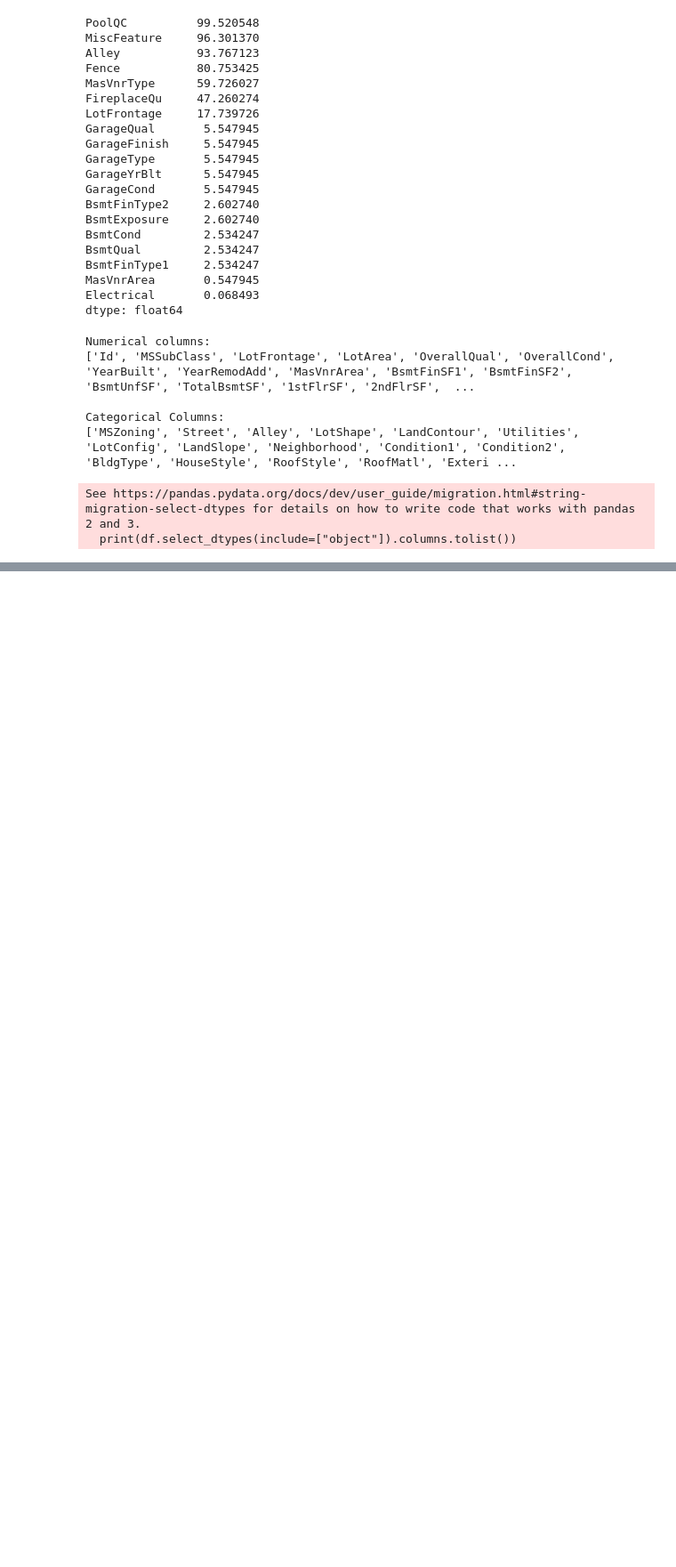
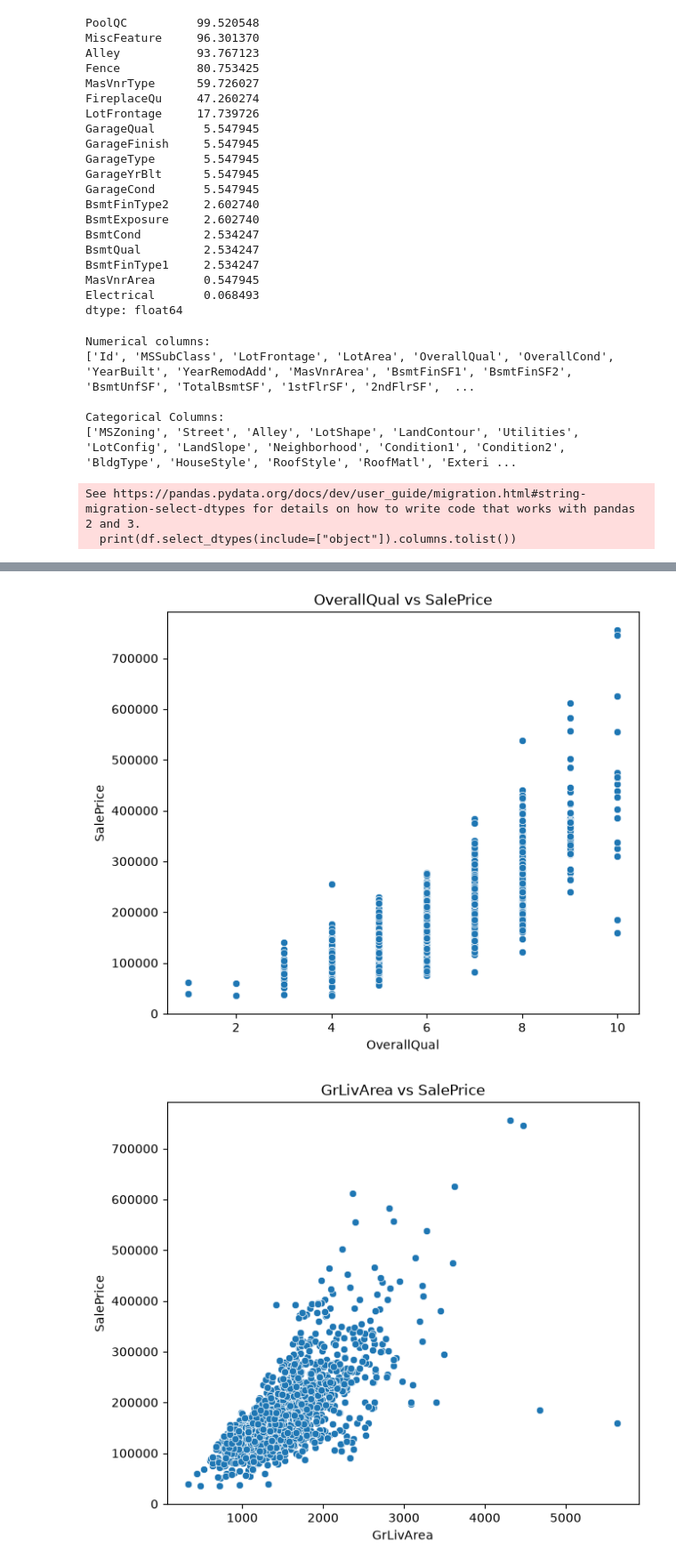
Before and after one commit to kibali-cell/estateiq-real-estate-price-prediction, a Jupyter notebook: notebooks/01_exploratory_data_analysis.ipynb, the cells around one changed output, grey strips where cells are left out. Shown at 89% size. Saved outputs shown, nothing was run; the diff lists cells and outputs as text; code cells hidden in the pictures; blank space fills up the shorter version.

Commit message:
Phase 1 complete: Exploratory Data Analysis

```diff
--- a/notebooks/01_exploratory_data_analysis.ipynb
+++ b/notebooks/01_exploratory_data_analysis.ipynb
@@ -210,0 +332,19 @@ print(median)
+# %%
+# Experiment C — Investigate three important features
+
+features = ["OverallQual", "GrLivArea", "GarageCars"]
+
+for feature in features:
+    plt.figure(figsize=(7, 6))
+
+    sns.scatterplot(
+        data=df,
+        x=feature,
+        y="SalePrice"
+    )
+
+    plt.title(f"{feature} vs SalePrice")
+    plt.show()
+# %% [output]
+[figure, added]
+[figure, added]
```
Also changed, not shown: parts of 14 cells of this notebook, 1 other file.
